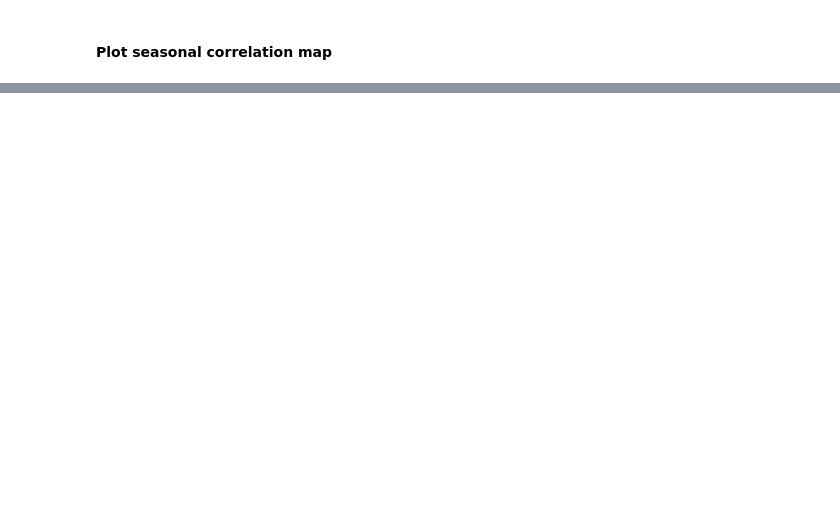
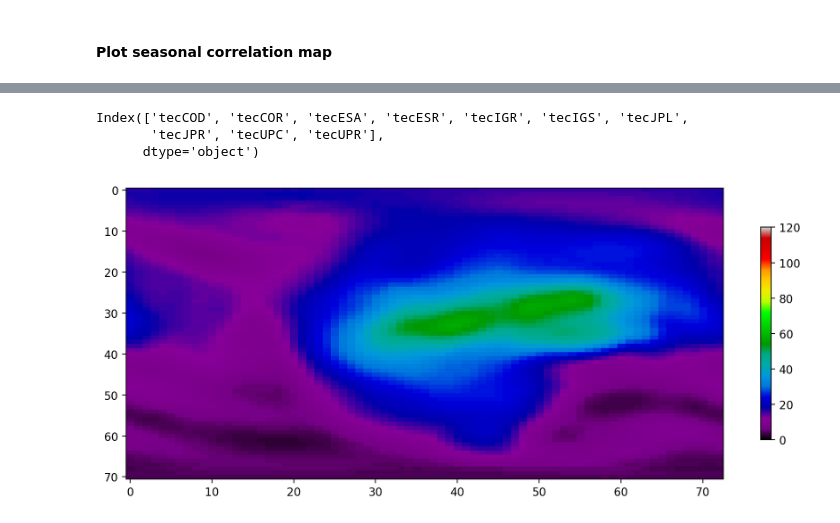
Before and after one commit to fredythekkekkara/correlation_project, a Jupyter notebook: correlation_data_analysis.ipynb, the cells around one changed output, grey strips where cells are left out. Drawn from its saved outputs; the diff is of its cells as text; code cells hidden in the pictures; blank space fills up the shorter version.

```diff
--- a/correlation_data_analysis.ipynb
+++ b/correlation_data_analysis.ipynb
@@ -1138,0 +1410,20 @@ testreshape()
+# %%
+file20000715 = "C:\\Users\\davi_fr\\Documents\\Thesis Project Final\\tets folder main\\test\load_data\\tec_2hr\\gps_tec2hr_igs_20030715_v01.h5"
+bounds = np.linspace(0,100,5)
+
+df = readH5File(file20000715)
+print(df.columns)
+df = df[pd.to_datetime(df.index.get_level_values('Epoch')) == '2003-07-15 12:00:00']['tecIGS']
+df = df.unstack()
+df = df.sort_index(axis=0, ascending=False)
+df = df.sort_index(axis=1, ascending=True)
+# print(df)
+fig = plt.figure(figsize=(12, 7), dpi=200)
+graph = plt.imshow(df, cmap= 'nipy_spectral', vmin = 0, vmax=120, aspect=0.5)
+cb = plt.colorbar(graph, shrink = 0.5)
+plt.show()
+# %% [output]
+Index(['tecCOD', 'tecCOR', 'tecESA', 'tecESR', 'tecIGR', 'tecIGS', 'tecJPL',
+       'tecJPR', 'tecUPC', 'tecUPR'],
+      dtype='object')
+[figure, added]
```
Also changed, not shown: parts of 83 cells of this notebook, 2 other files.
